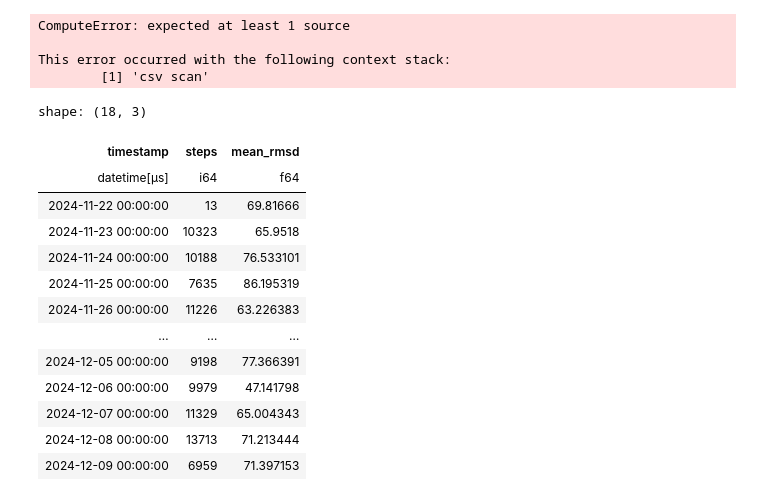
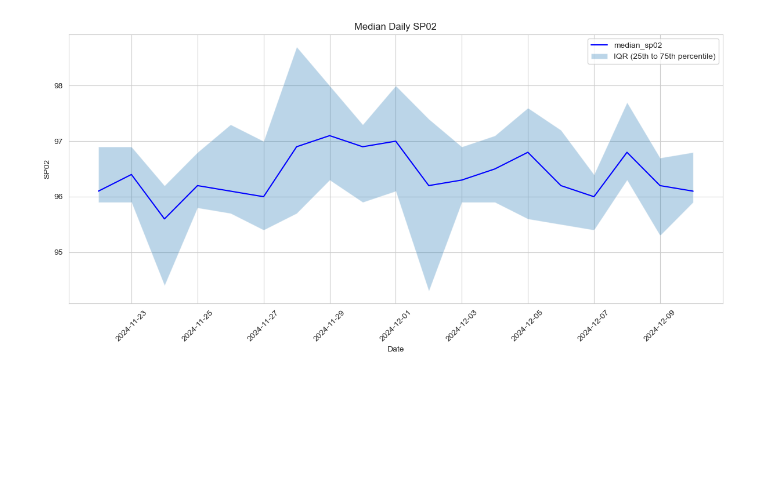
Before and after one commit to roman91DE/fitbitData, a Jupyter notebook: src/main.ipynb, the cells around one changed output. Drawn from its saved outputs; the diff is of its cells as text; code cells hidden in the pictures; blank space fills up the shorter version.

```diff
--- a/src/main.ipynb
+++ b/src/main.ipynb
@@ -160,48 +219,38 @@ plt.show()
 # %%
 sp02_files = filter(
-    lambda p: "Minute Sp02" in p.parts[-1],
-    data_collection["Oxygen Saturation (SpO2)"],
+    lambda p: "Minute SpO2" in p.parts[-1], data_collection["Oxygen Saturation (SpO2)"]
 )
 
 
-query = pl.scan_csv(list(hrv_files), schema_overrides={"timestamp": pl.Datetime}).sort(
-    by="timestamp"
+query = (
+    pl.scan_csv(list(sp02_files), schema_overrides={"timestamp": pl.Datetime})
+    .sort(by="timestamp")
+    .rename({"value": "sp02"})
 )
 
-# query = query.group_by_dynamic("timestamp", every="1d", closed="left").agg(
-#     pl.col("rmssd").mean().alias("mean_rmsd"),
-#     pl.col("rmssd").quantile(0.25).name.suffix("_Q25%"),
-#     pl.col("rmssd").quantile(0.5).name.suffix("_Q50%"),
-#     pl.col("rmssd").quantile(0.75).name.suffix("_Q75%"),
-#     pl.col("rmssd").quantile(1).name.suffix("_Q100%"),
-# )
+query = query.group_by_dynamic("timestamp", every="1d", closed="left").agg(
+    pl.col("sp02").median().alias("median_sp02"),
+    pl.col("sp02").quantile(0.25).name.suffix("_Q25%"),
+    pl.col("sp02").quantile(0.5).name.suffix("_Q50%"),
+    pl.col("sp02").quantile(0.75).name.suffix("_Q75%"),
+    pl.col("sp02").quantile(1).name.suffix("_Q100%"),
+)
 
 
-(sp02_df := query.collect())
+sp02_df = query.collect()
+
+quantile_columns = {
+    "IQR (25th to 75th percentile)": ("sp02_Q25%", "sp02_Q75%"),
+}
+
+plot_timeseries(
+    df=sp02_df,
+    timestamp_col="timestamp",
+    mean_col="median_sp02",
+    quantile_cols=quantile_columns,
+    xlabel="Date",
+    ylabel="SP02",
+    title="Median Daily SP02",
+)
 # %% [output]
-ComputeError: expected at least 1 source
-
-This error occurred with the following context stack:
-        [1] 'csv scan'
+[figure, added]
-# %%
-(steps_df
- .select(pl.col(["timestamp", "steps"]))
- .join(
-     hrv_df.select(pl.col(["timestamp", "mean_rmsd"])),
-     on="timestamp")
- )
-# %% [output]
-shape: (18, 3)
-| timestamp | steps | mean_rmsd |
-| datetime[μs] | i64 | f64 |
-| 2024-11-22 00:00:00 | 13 | 69.81666 |
-| 2024-11-23 00:00:00 | 10323 | 65.9518 |
-| 2024-11-24 00:00:00 | 10188 | 76.533101 |
-| 2024-11-25 00:00:00 | 7635 | 86.195319 |
-| 2024-11-26 00:00:00 | 11226 | 63.226383 |
-| … | … | … |
-| 2024-12-05 00:00:00 | 9198 | 77.366391 |
-| 2024-12-06 00:00:00 | 9979 | 47.141798 |
-| 2024-12-07 00:00:00 | 11329 | 65.004343 |
-| 2024-12-08 00:00:00 | 13713 | 71.213444 |
-| 2024-12-09 00:00:00 | 6959 | 71.397153 |
```
Also changed, not shown: parts of 14 cells of this notebook.
